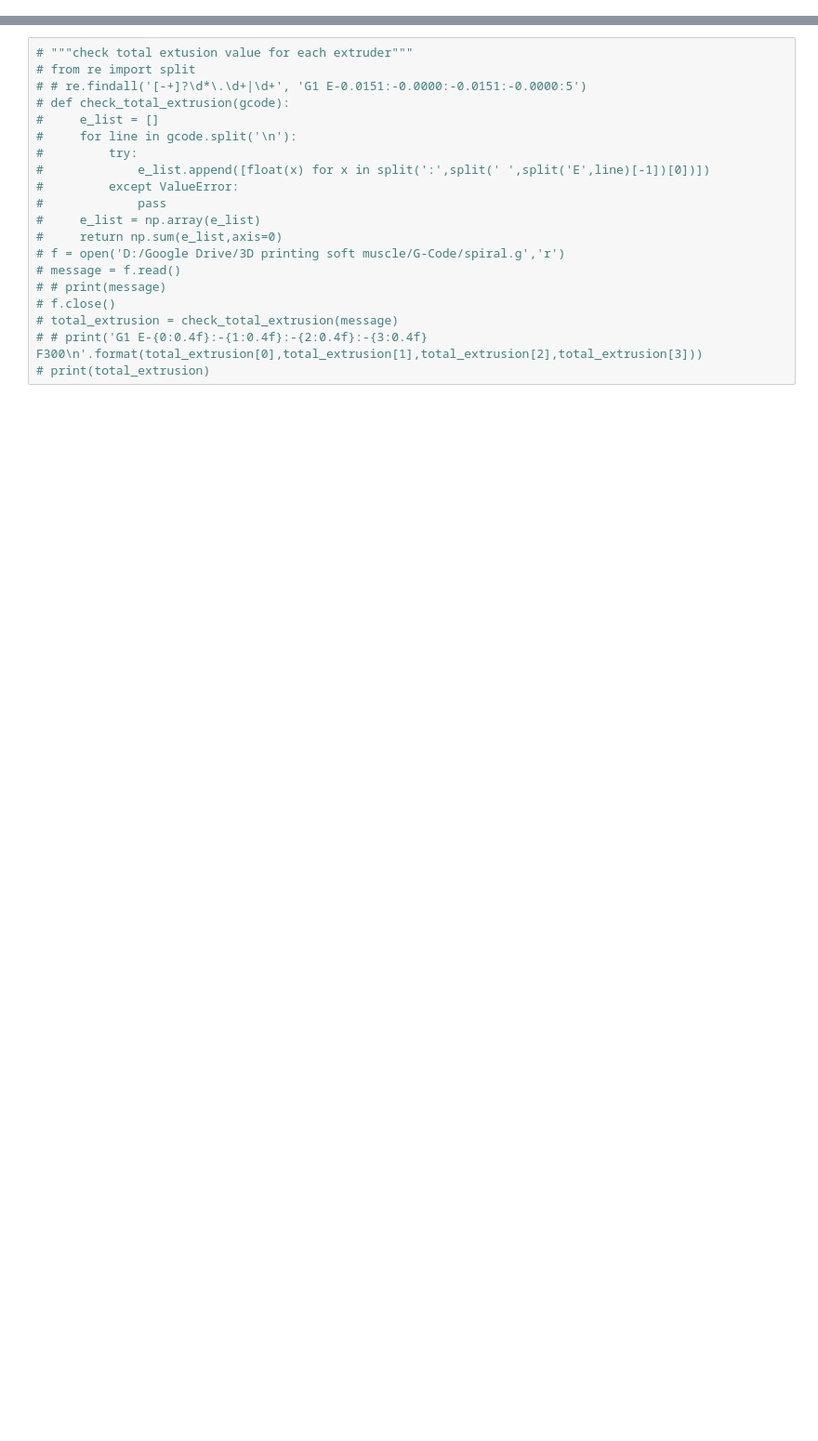
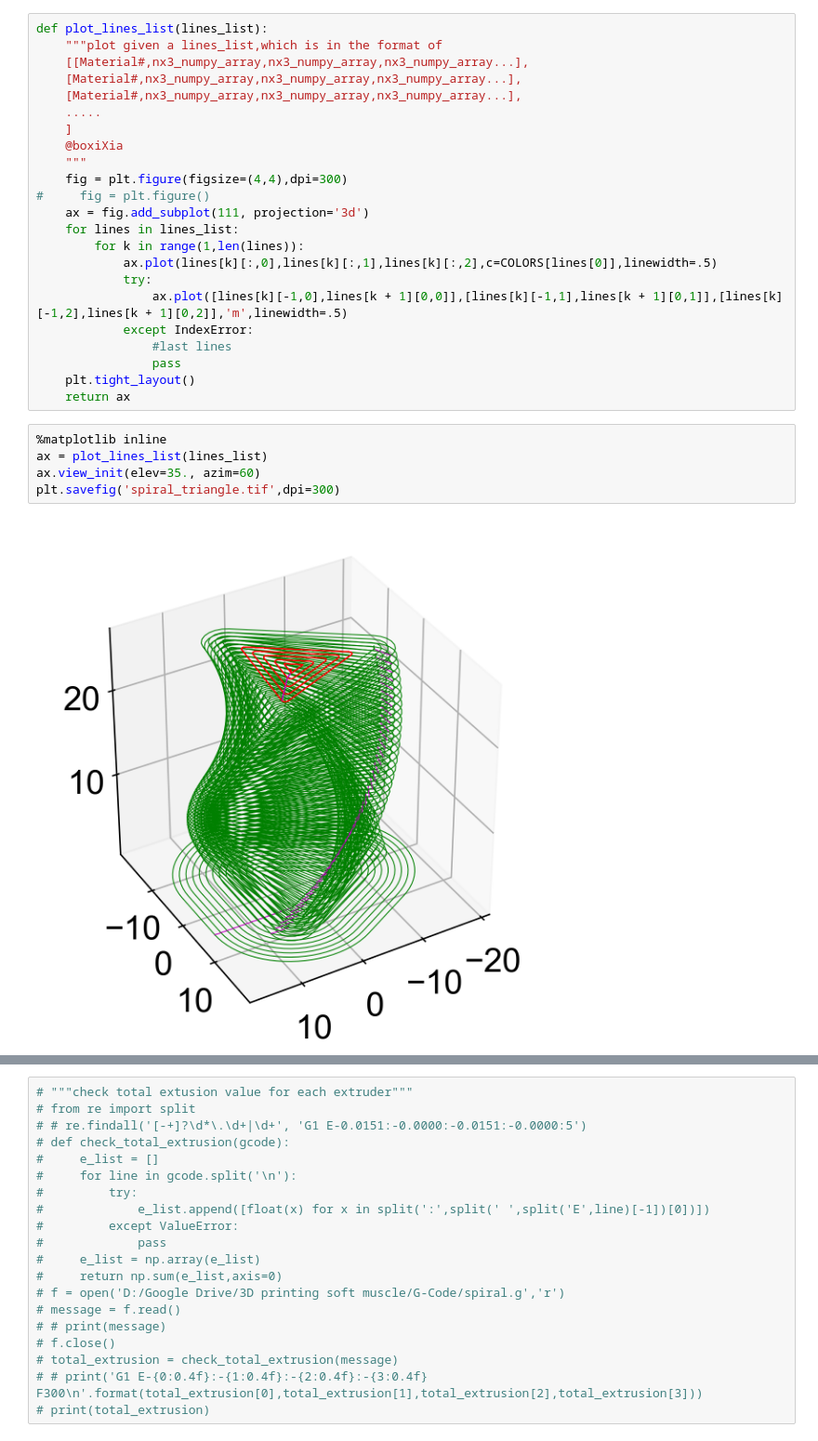
Before and after one commit to ZhangHang1816/Soft-Muscle-Printing, a Jupyter notebook: Soft_muscle_v2.ipynb, the cells around one changed output, grey strips where cells are left out. Shown at 93% size. Cells and saved outputs as stored; diff of their text form; blank space fills up the shorter version.

```diff
--- a/Soft_muscle_v2.ipynb
+++ b/Soft_muscle_v2.ipynb
@@ -33,0 +424,30 @@ gcode_para['feedrate_extrude']
+# %%
+def plot_lines_list(lines_list):
+    """plot given a lines_list,which is in the format of
+    [[Material#,nx3_numpy_array,nx3_numpy_array,nx3_numpy_array...],
+    [Material#,nx3_numpy_array,nx3_numpy_array,nx3_numpy_array...],
+    [Material#,nx3_numpy_array,nx3_numpy_array,nx3_numpy_array...],
+    .....
+    ]
+    @boxiXia
+    """
+    fig = plt.figure(figsize=(4,4),dpi=300)
+#     fig = plt.figure()
+    ax = fig.add_subplot(111, projection='3d')
+    for lines in lines_list:
+        for k in range(1,len(lines)):
+            ax.plot(lines[k][:,0],lines[k][:,1],lines[k][:,2],c=COLORS[lines[0]],linewidth=.5)
+            try:
+                ax.plot([lines[k][-1,0],lines[k + 1][0,0]],[lines[k][-1,1],lines[k + 1][0,1]],[lines[k][-1,2],lines[k + 1][0,2]],'m',linewidth=.5)
+            except IndexError:
+                #last lines
+                pass
+    plt.tight_layout()
+    return ax
+# %%
+%matplotlib inline
+ax = plot_lines_list(lines_list)
+ax.view_init(elev=35., azim=60)
+plt.savefig('spiral_triangle.tif',dpi=300)
+# %% [output]
+[figure, added]
```
Also changed, not shown: parts of 32 cells of this notebook, 16 other files.
